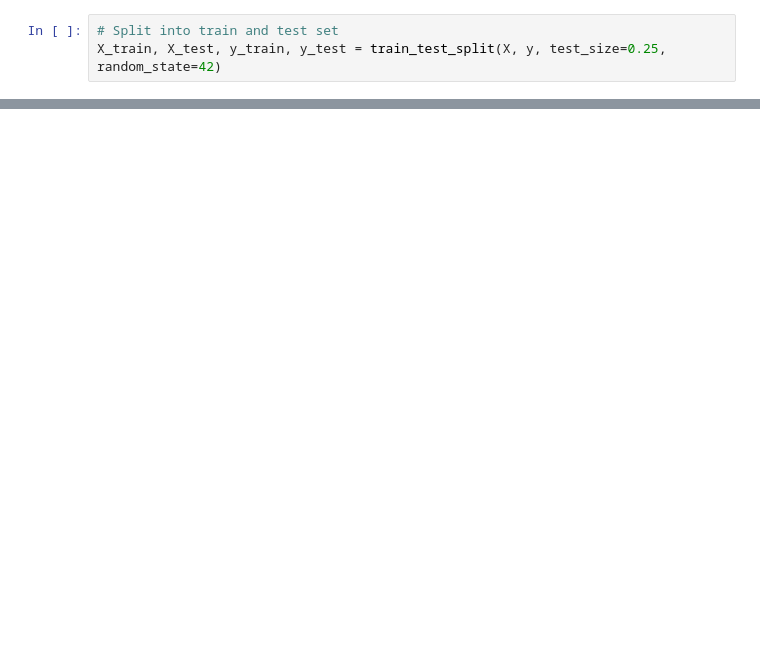
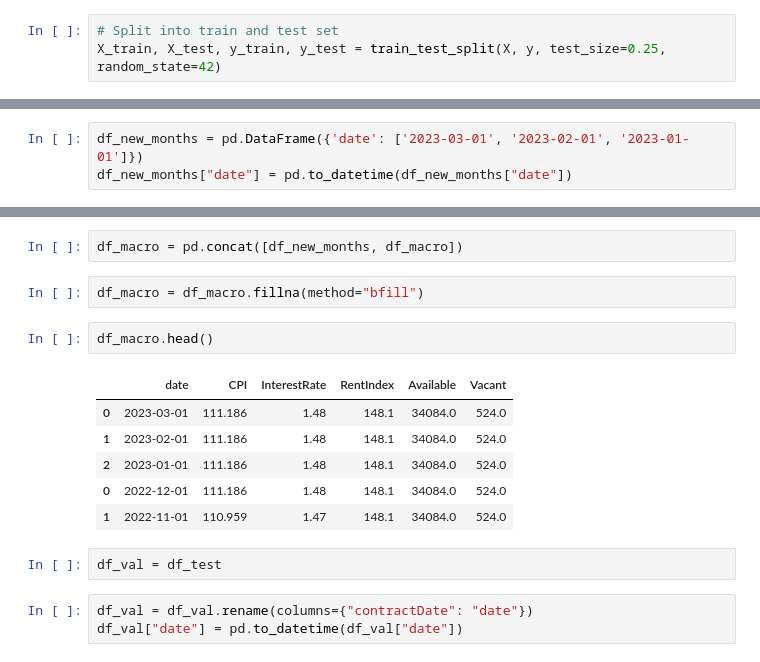
Before and after one commit to lyamlim97/singapore-rental-prediction, a Jupyter notebook: analysis.ipynb, the cells around one changed output, grey strips where cells are left out. Cells and saved outputs as stored; diff of their text form; blank space fills up the shorter version.

```diff
--- a/analysis.ipynb
+++ b/analysis.ipynb
@@ -413,0 +474,3 @@ X_train, X_test, y_train, y_test = train_test_split(X, y, test_size=0.25, random
+# %%
+df_new_months = pd.DataFrame({'date': ['2023-03-01', '2023-02-01', '2023-01-01']})
+df_new_months["date"] = pd.to_datetime(df_new_months["date"])
@@ -413,0 +488,18 @@ X_train, X_test, y_train, y_test = train_test_split(X, y, test_size=0.25, random
+# %%
+df_macro = pd.concat([df_new_months, df_macro])
+# %%
+df_macro = df_macro.fillna(method="bfill")
+# %%
+df_macro.head()
+# %% [output]
+|  | date | CPI | InterestRate | RentIndex | Available | Vacant |
+| 0 | 2023-03-01 | 111.186 | 1.48 | 148.1 | 34084.0 | 524.0 |
+| 1 | 2023-02-01 | 111.186 | 1.48 | 148.1 | 34084.0 | 524.0 |
+| 2 | 2023-01-01 | 111.186 | 1.48 | 148.1 | 34084.0 | 524.0 |
+| 0 | 2022-12-01 | 111.186 | 1.48 | 148.1 | 34084.0 | 524.0 |
+| 1 | 2022-11-01 | 110.959 | 1.47 | 148.1 | 34084.0 | 524.0 |
+# %%
+df_val = df_test
+# %%
+df_val = df_val.rename(columns={"contractDate": "date"})
+df_val["date"] = pd.to_datetime(df_val["date"])
```
Also changed, not shown: parts of 31 cells of this notebook.
